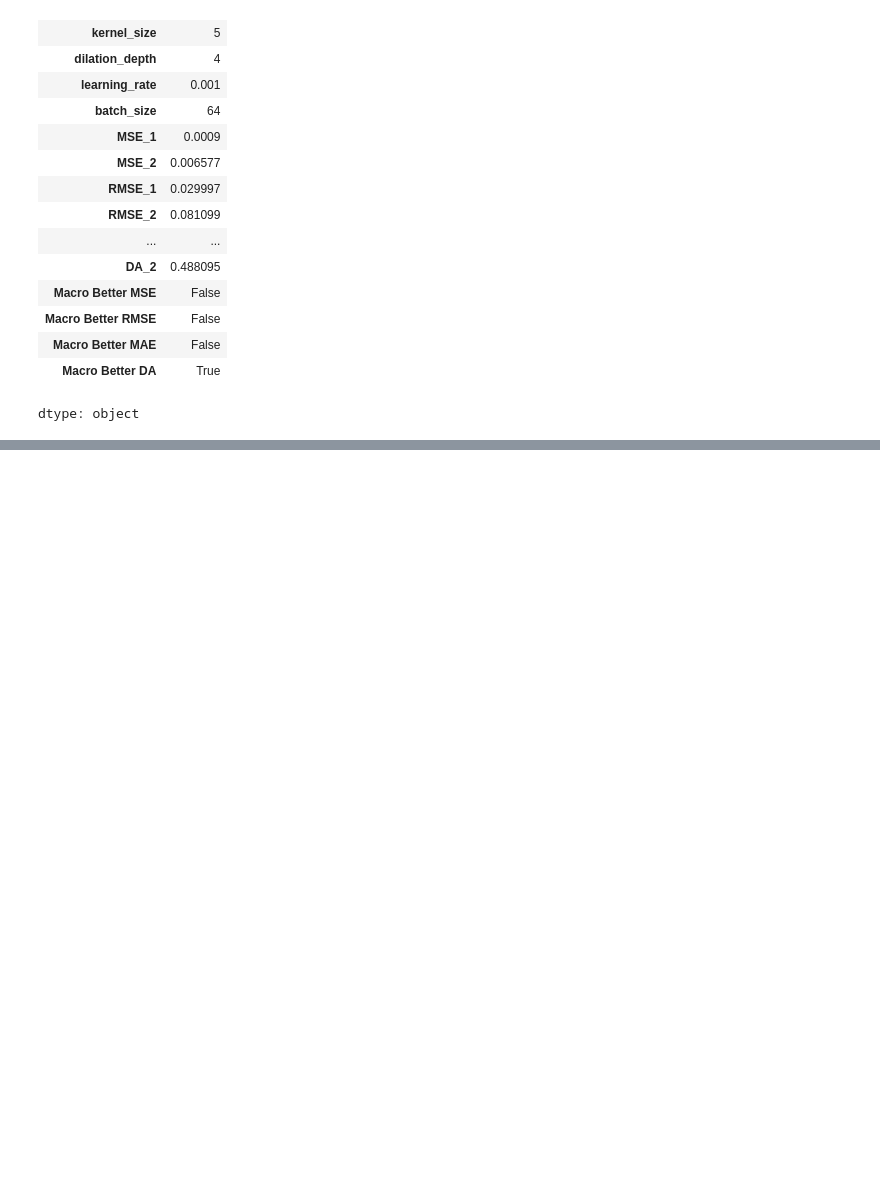
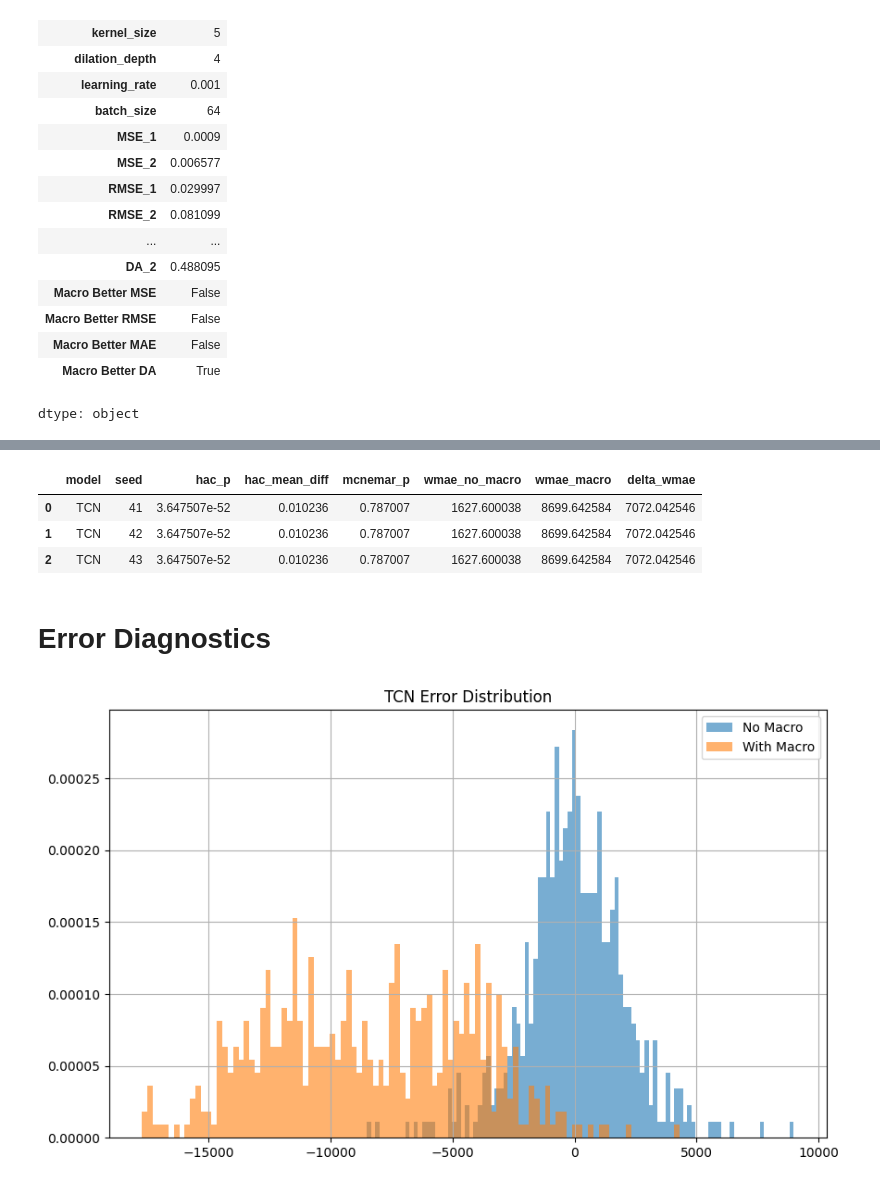
Before and after one commit to NichBry25/BitcoinPricePrediction, a Jupyter notebook: BTCForecasting_TCN.ipynb, the cells around one changed output, grey strips where cells are left out. Saved outputs shown, nothing was run; the diff lists cells and outputs as text; code cells hidden in the pictures; blank space fills up the shorter version.

```diff
--- a/BTCForecasting_TCN.ipynb
+++ b/BTCForecasting_TCN.ipynb
@@ -695,0 +388,3 @@ plt.show()
+# %%
+TCN_1 = dict(filters=32, kernel=5, depth=3, lr=0.003, batch=64)
+TCN_2 = dict(filters=64, kernel=5, depth=4, lr=0.001, batch=32)
@@ -695,0 +393,23 @@ plt.show()
+# %%
+def train_and_predict(Xtr, ytr, Xv, yv, Xte, cfg, seed):
+    initializer = tf.keras.initializers.GlorotUniform(seed=seed)
+
+    set_all_seeds(seed)
+    reset_tf()
+
+    model = build_tcn(
+        Xtr.shape[1:], cfg["filters"], cfg["kernel"],
+        cfg["depth"], cfg["lr"]
+    )
+
+    history = model.fit(
+        Xtr, ytr,
+        epochs=50,
+        batch_size=cfg["batch"],
+        validation_data=(Xv, yv),
+        callbacks=[callbacks.EarlyStopping(patience=5, restore_best_weights=True)],
+        shuffle=False,
+        verbose=1
+    )
+
+    return model.predict(Xte).ravel(), history
@@ -695,0 +418,6 @@ plt.show()
+# %%
+SEEDS = [41, 42, 43]
+
+rows = []
+all_err_1, all_err_2 = [], []
+rep_predictions = {}
@@ -695,0 +495,22 @@ plt.show()
+# %%
+results_df
+# %% [output]
+|  | model | seed | hac_p | hac_mean_diff | mcnemar_p | wmae_no_macro | wmae_macro | delta_wmae |
+| 0 | TCN | 41 | 3.647507e-52 | 0.010236 | 0.787007 | 1627.600038 | 8699.642584 | 7072.042546 |
+| 1 | TCN | 42 | 3.647507e-52 | 0.010236 | 0.787007 | 1627.600038 | 8699.642584 | 7072.042546 |
+| 2 | TCN | 43 | 3.647507e-52 | 0.010236 | 0.787007 | 1627.600038 | 8699.642584 | 7072.042546 |
+# %% [markdown]
+# Error Diagnostics
+# %%
+all_err_1 = np.concatenate(all_err_1)
+all_err_2 = np.concatenate(all_err_2)
+# %%
+plt.figure(figsize=(10,6))
+plt.hist(all_err_1, bins=100, density=True, alpha=0.6, label="No Macro")
+plt.hist(all_err_2, bins=100, density=True, alpha=0.6, label="With Macro")
+plt.legend()
+plt.title("TCN Error Distribution")
+plt.grid(True)
+plt.show()
+# %% [output]
+[figure, added]
```
Also changed, not shown: parts of 65 cells of this notebook.
